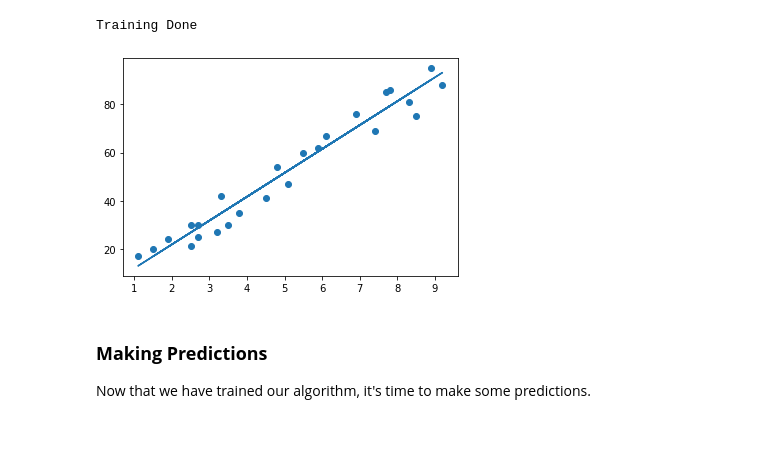
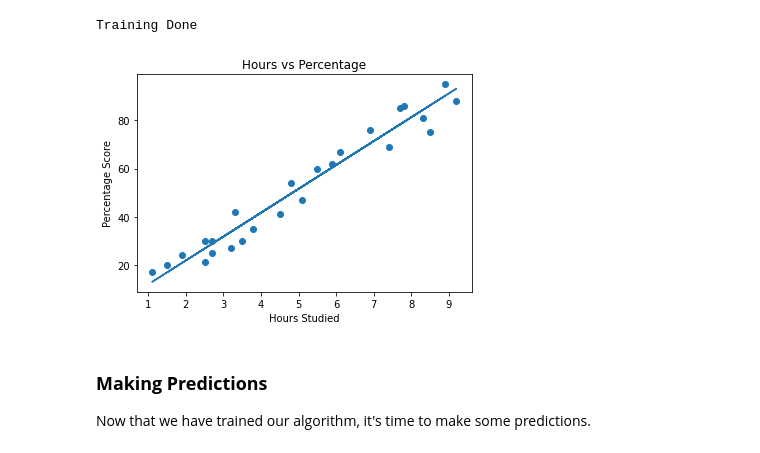
Before and after one commit to Rupam2609/LinearRegression, a Jupyter notebook: Task_01_Linear_Regression.ipynb, the cells around one changed output. Saved outputs shown, nothing was run; the diff lists cells and outputs as text; code cells hidden in the pictures.

```diff
--- a/Task_01_Linear_Regression.ipynb
+++ b/Task_01_Linear_Regression.ipynb
@@ -53,13 +53,16 @@ Training Done
 # %%
 # Plotting the regression line
 line = regressor.coef_*X+regressor.intercept_
 
 # Plotting for the test data
 plt.scatter(X, y)
 plt.plot(X, line);
+plt.title('Hours vs Percentage')
+plt.xlabel('Hours Studied')
+plt.ylabel('Percentage Score')
 plt.show()
 # %% [output]
-[figure, old version]
+[figure, new version]
 # %% [markdown]
 ### **Making Predictions**
 Now that we have trained our algorithm, it's time to make some predictions.
```
